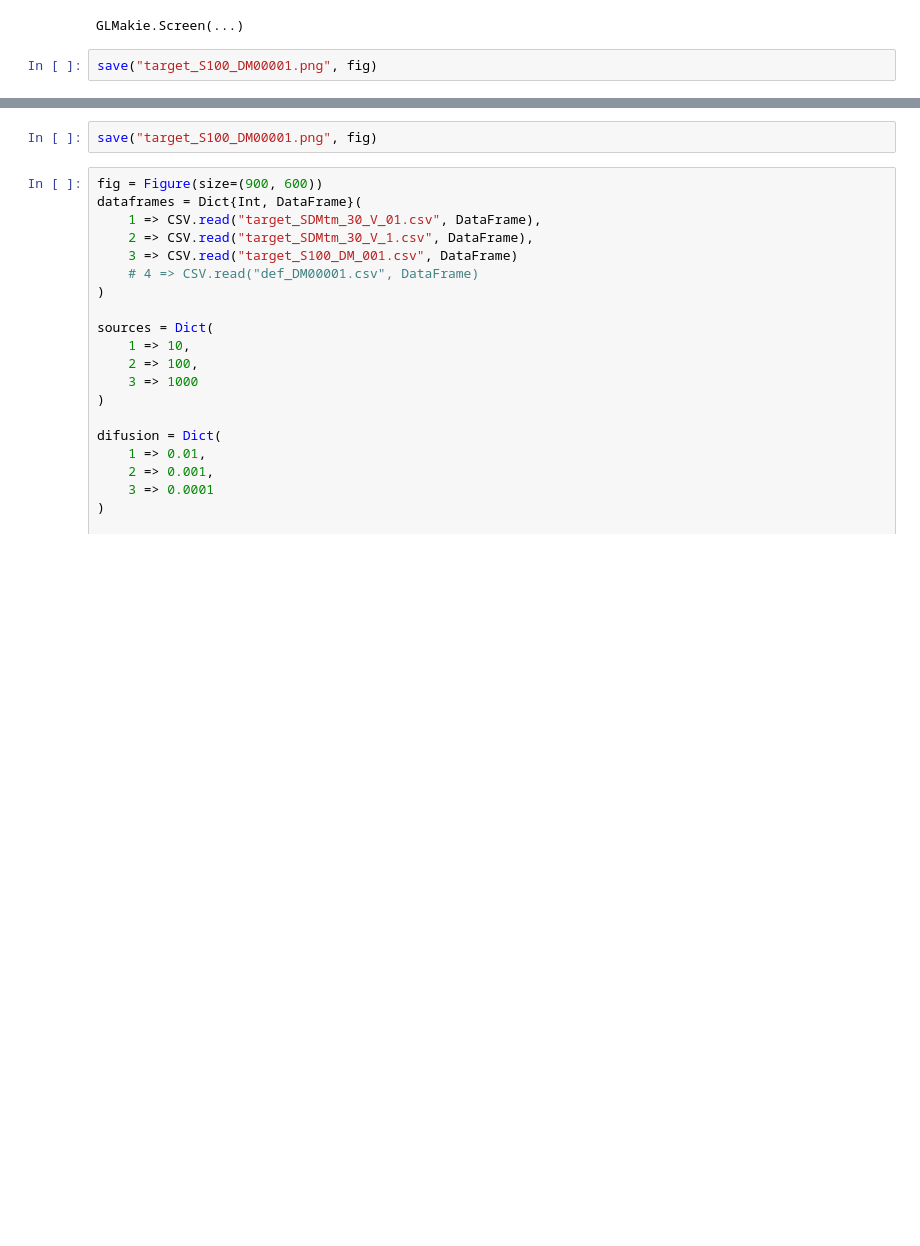
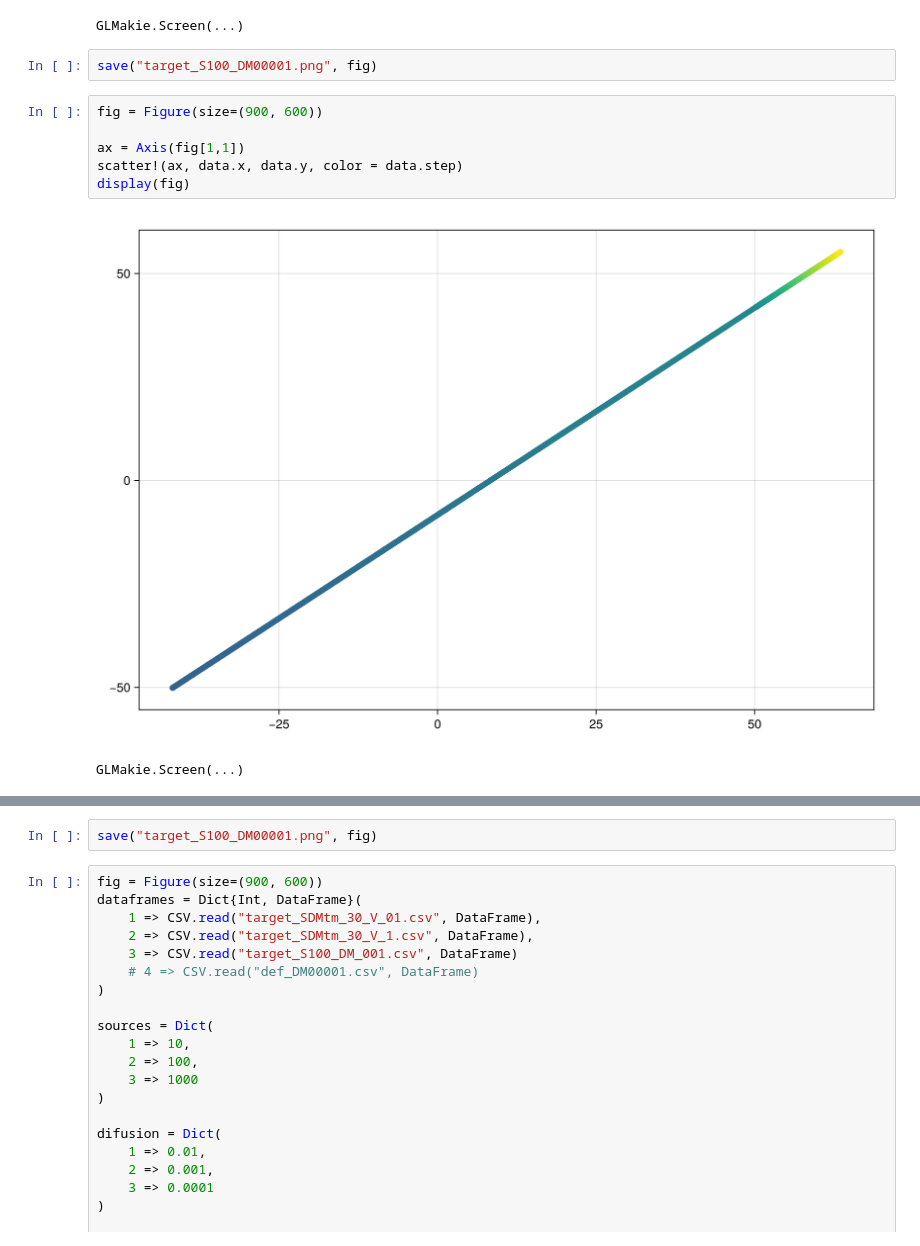
Before and after one commit to jmarib/CellBasedModels.jl, a Jupyter notebook: examples/source_predator.ipynb, the cells around one changed output, grey strips where cells are left out. Drawn from its saved outputs; the diff is of its cells as text; blank space fills up the shorter version.

```diff
--- a/examples/source_predator.ipynb
+++ b/examples/source_predator.ipynb
@@ -411,3 +446,12 @@ display(fig)
 GLMakie.Screen(...)
 # %%
 save("target_S100_DM00001.png", fig)
+# %%
+fig = Figure(size=(900, 600))
+
+ax = Axis(fig[1,1])
+scatter!(ax, data.x, data.y, color = data.step)
+display(fig)
+# %% [output]
+[figure, added]
+GLMakie.Screen(...)
```
Also changed, not shown: parts of 12 cells of this notebook, 3 other files.
